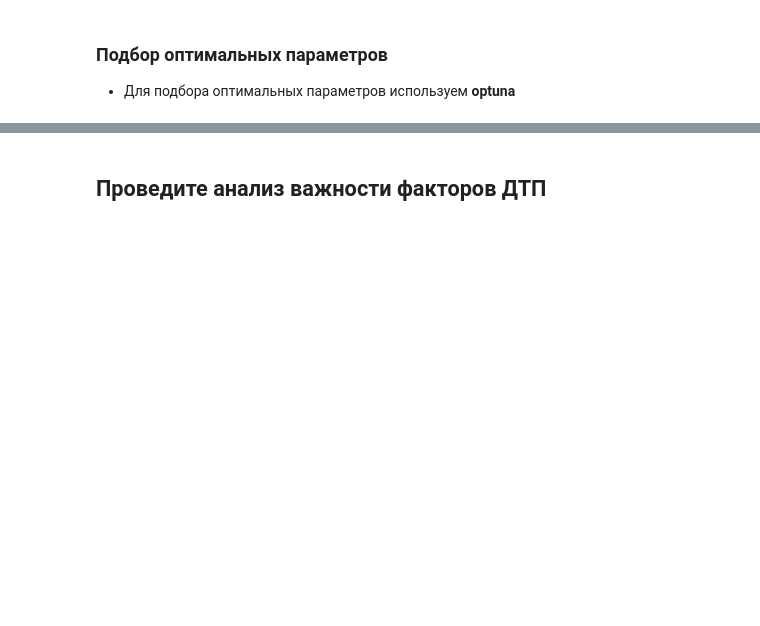
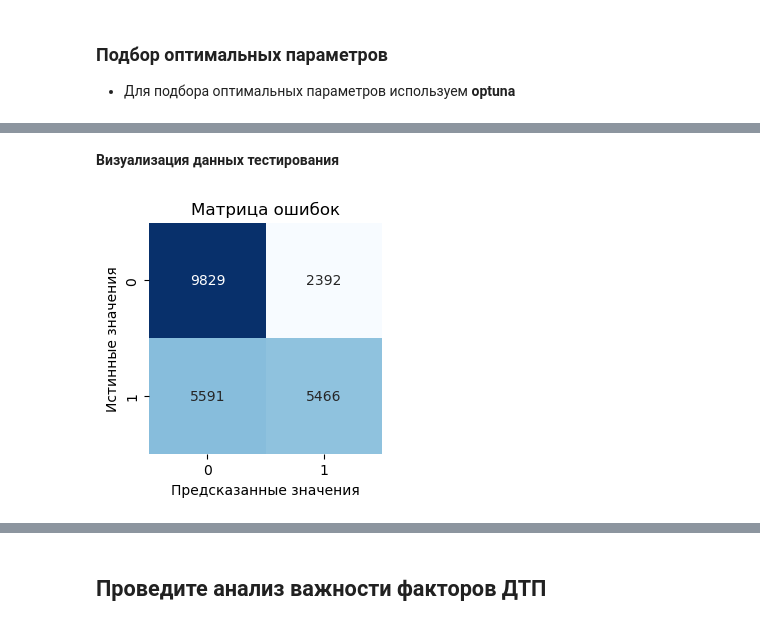
Before and after one commit to Denis-Mukhanov/road-accident-risk, a Jupyter notebook: road_accident_risk.ipynb, the cells around one changed output, grey strips where cells are left out. Drawn from its saved outputs; the diff is of its cells as text; code cells hidden in the pictures; blank space fills up the shorter version.

Commit message:
add determining the best model

```diff
--- a/road_accident_risk.ipynb
+++ b/road_accident_risk.ipynb
@@ -2365,0 +2369,18 @@ __Вывод:__
+# %%
+# train pool
+test = Pool(data=X_test,
+            cat_features=categorical_columns
+            )
+
+# предсказание
+pred = model_cb.predict(test)
+
+accuracy = accuracy_score(y_test, pred)
+precision = precision_score(y_test, pred)
+recall = recall_score(y_test, pred, average='binary')
+
+# вывод результатов
+print(f'''Метрики CatBoost на тестовых данных:
+Accuracy: {round(accuracy, 2)}
+Precision: {round(precision, 2)}
+Recall: {round(recall, 2)}''')
@@ -2365,0 +2397,15 @@ __Вывод:__
+# %% [markdown]
+__Визуализация данных тестирования__
+# %%
+# получение матрицы ошибок
+cm = confusion_matrix(y_test, pred)
+# %%
+# визуализация матрицы ошибок
+plt.figure(figsize=(3, 3))
+sns.heatmap(cm, annot=True, fmt="d", cmap="Blues", cbar=False)
+plt.xlabel("Предсказанные значения")
+plt.ylabel("Истинные значения")
+plt.title("Матрица ошибок")
+plt.show()
+# %% [output]
+[figure, added]
```
Also changed, not shown: parts of 50 cells of this notebook.
